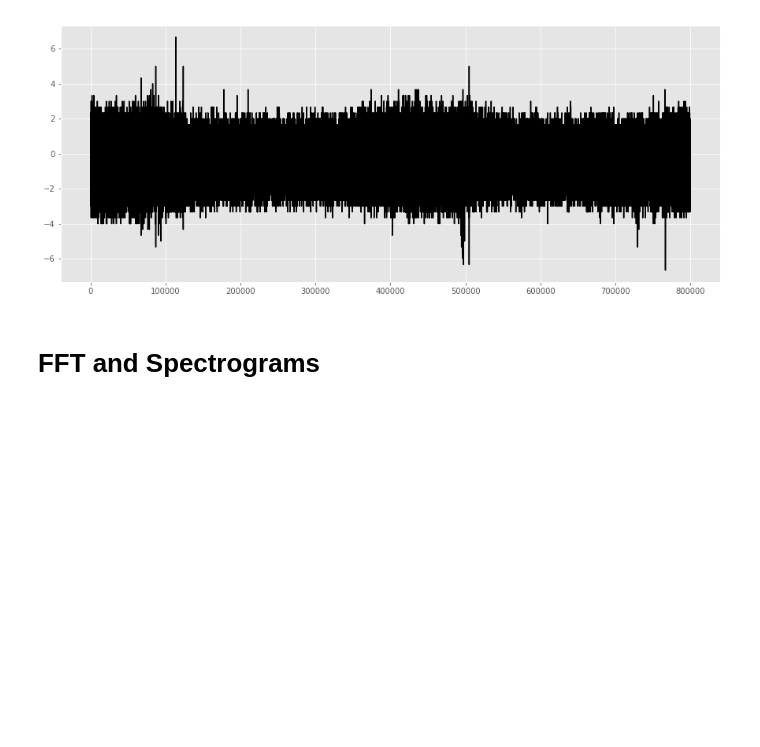
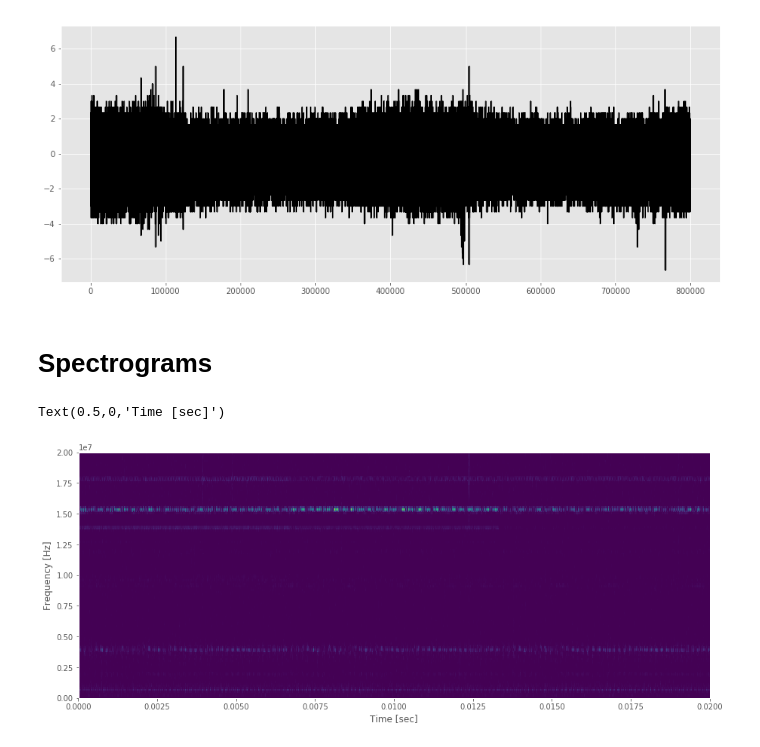
Before and after one commit to gokul-krishna/VSBPowerLineFaultDetection, a Jupyter notebook: SequenceComponents.ipynb, the cells around one changed output. Cells and saved outputs as stored; diff of their text form; code cells hidden in the pictures; blank space fills up the shorter version.

Commit message:
checking spectrogram and fft representations

```diff
--- a/SequenceComponents.ipynb
+++ b/SequenceComponents.ipynb
@@ -233,4 +233,6 @@ plt.plot(zero, c='k')
 [<matplotlib.lines.Line2D at 0x...>]
 [figure]
 # %% [markdown]
-# FFT and Spectrograms
+# Spectrograms
+# %%
+SAMPLING_RATE = SAMPLE_LENGTH / SAMPLE_TIME
@@ -236,0 +241,12 @@ plt.plot(zero, c='k')
+# %%
+f, t, Sxx = signal.spectrogram(x=pos, fs=SAMPLING_RATE,
+                               window='hamming')
+
+plt.pcolormesh(t, f, Sxx)
+#plt.semilogy()
+#plt.ylim([0.1, 20000001])
+plt.ylabel('Frequency [Hz]')
+plt.xlabel('Time [sec]')
+# %% [output]
+Text(0.5,0,'Time [sec]')
+[figure, added]
```
Also changed, not shown: parts of 29 cells of this notebook.
